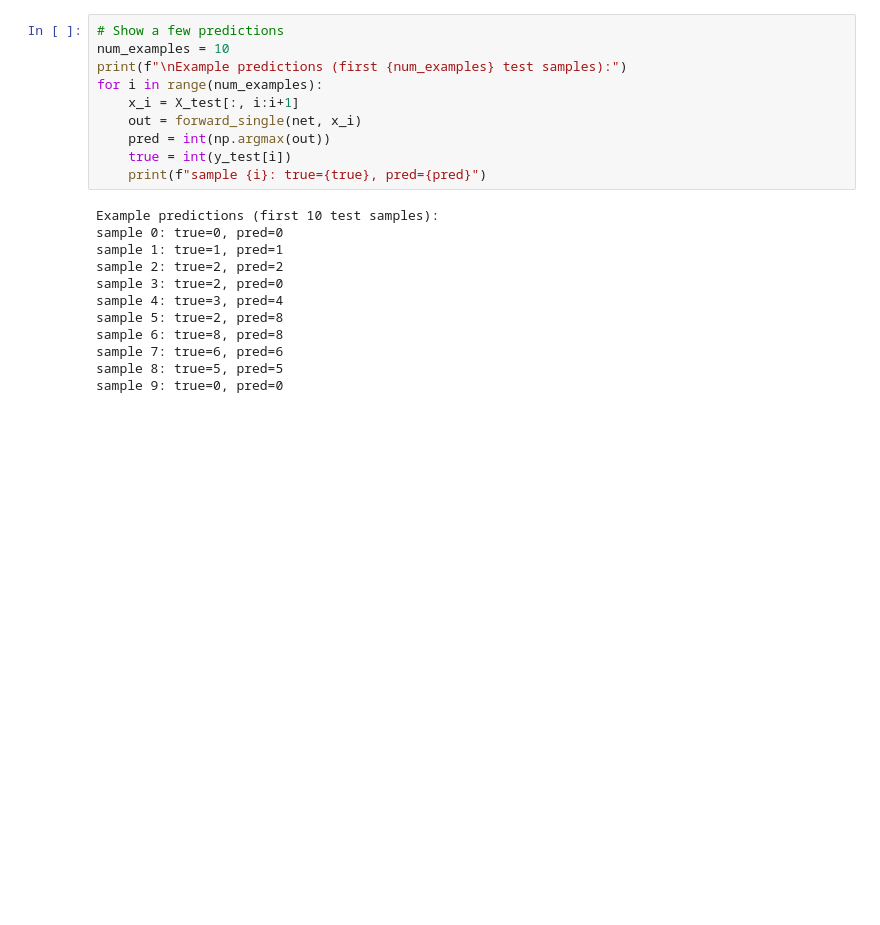
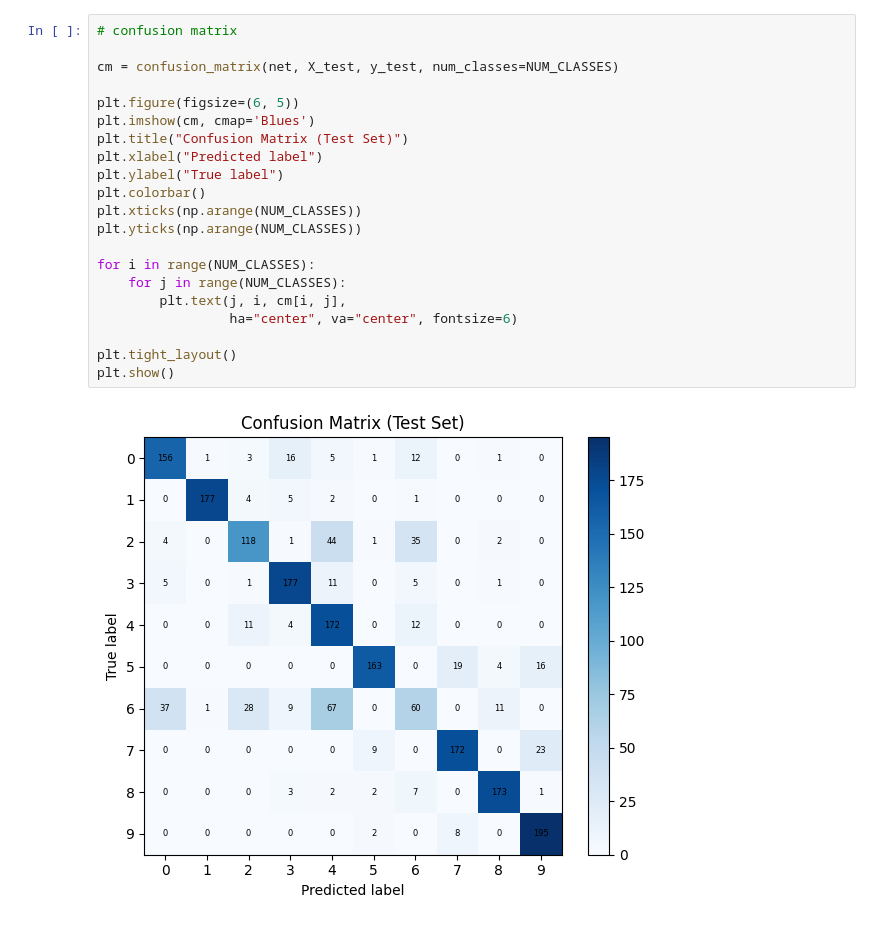
Before and after one commit to InfiniteLobster/FNN-from-scratch, a Jupyter notebook: FNNTest.ipynb, the cells around one changed output. Drawn from its saved outputs; the diff is of its cells as text; blank space fills up the shorter version.

```diff
--- a/FNNTest.ipynb
+++ b/FNNTest.ipynb
@@ -242,22 +257,23 @@ plt.show()
 # %%
-# Show a few predictions
-num_examples = 10
-print(f"\nExample predictions (first {num_examples} test samples):")
-for i in range(num_examples):
-    x_i = X_test[:, i:i+1]
-    out = forward_single(net, x_i)
-    pred = int(np.argmax(out))
-    true = int(y_test[i])
-    print(f"sample {i}: true={true}, pred={pred}")
+# confusion matrix
+
+cm = confusion_matrix(net, X_test, y_test, num_classes=NUM_CLASSES)
+
+plt.figure(figsize=(6, 5))
+plt.imshow(cm, cmap='Blues')
+plt.title("Confusion Matrix (Test Set)")
+plt.xlabel("Predicted label")
+plt.ylabel("True label")
+plt.colorbar()
+plt.xticks(np.arange(NUM_CLASSES))
+plt.yticks(np.arange(NUM_CLASSES))
+
+for i in range(NUM_CLASSES):
+    for j in range(NUM_CLASSES):
+        plt.text(j, i, cm[i, j],
+                 ha="center", va="center", fontsize=6)
+
+plt.tight_layout()
+plt.show()
 # %% [output]
-Example predictions (first 10 test samples):
-sample 0: true=0, pred=0
-sample 1: true=1, pred=1
-sample 2: true=2, pred=2
-sample 3: true=2, pred=0
-sample 4: true=3, pred=4
-sample 5: true=2, pred=8
-sample 6: true=8, pred=8
-sample 7: true=6, pred=6
-sample 8: true=5, pred=5
-sample 9: true=0, pred=0
+[figure, added]
```
Also changed, not shown: parts of 8 cells of this notebook.
